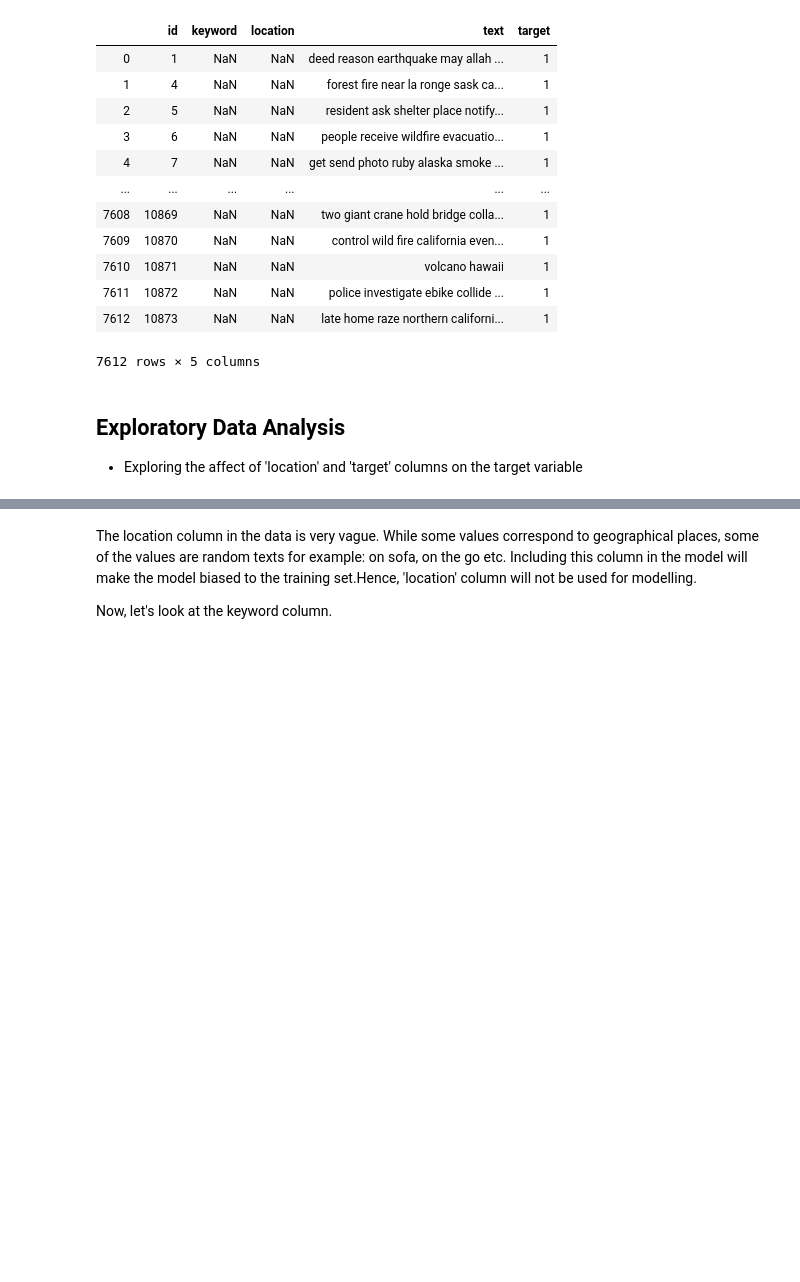
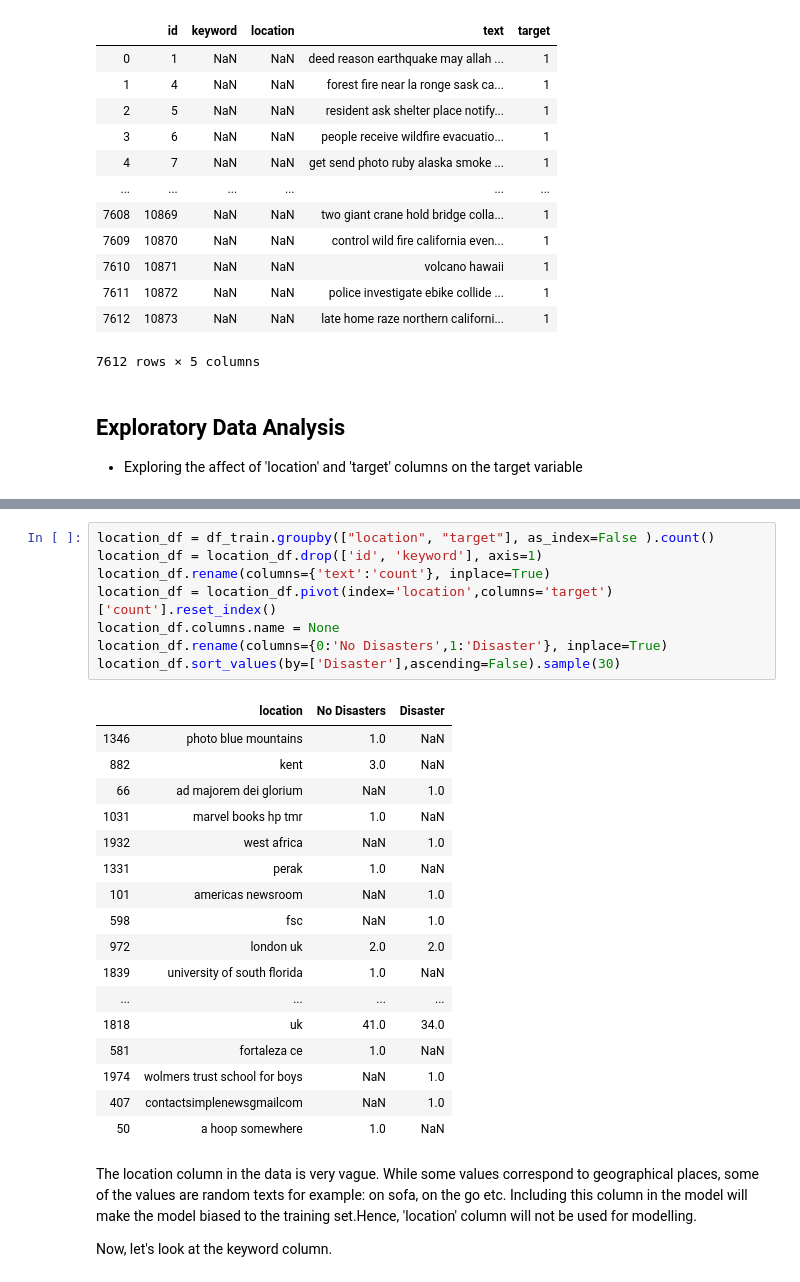
Before and after one commit to ShashankSharma26/Disaster-or-not-NLP-with-tweets, a Jupyter notebook: Data Modelling/Disaster or not- Data Modelling.ipynb, the cells around one changed output, grey strips where cells are left out. Drawn from its saved outputs; the diff is of its cells as text; blank space fills up the shorter version.

```diff
--- a/Data Modelling/Disaster or not- Data Modelling.ipynb
+++ b/Data Modelling/Disaster or not- Data Modelling.ipynb
@@ -78,3 +58,29 @@ df_train.groupby(["location", "target"], as_index=False ).count().head(50)
+# %%
+location_df = df_train.groupby(["location", "target"], as_index=False ).count()
+location_df = location_df.drop(['id', 'keyword'], axis=1)
+location_df.rename(columns={'text':'count'}, inplace=True)
+location_df = location_df.pivot(index='location',columns='target')['count'].reset_index()
+location_df.columns.name = None
+location_df.rename(columns={0:'No Disasters',1:'Disaster'}, inplace=True)
+location_df.sort_values(by=['Disaster'],ascending=False).sample(30)
+# %% [output]
+|  | location | No Disasters | Disaster |
+| 1346 | photo blue mountains | 1.0 | NaN |
+| 882 | kent | 3.0 | NaN |
+| 66 | ad majorem dei glorium | NaN | 1.0 |
+| 1031 | marvel books hp tmr | 1.0 | NaN |
+| 1932 | west africa | NaN | 1.0 |
+| 1331 | perak | 1.0 | NaN |
+| 101 | americas newsroom | NaN | 1.0 |
+| 598 | fsc | NaN | 1.0 |
+| 972 | london uk | 2.0 | 2.0 |
+| 1839 | university of south florida | 1.0 | NaN |
+| ... | ... | ... | ... |
+| 1818 | uk | 41.0 | 34.0 |
+| 581 | fortaleza ce | 1.0 | NaN |
+| 1974 | wolmers trust school for boys | NaN | 1.0 |
+| 407 | contactsimplenewsgmailcom | NaN | 1.0 |
+| 50 | a hoop somewhere | 1.0 | NaN |
 # %% [markdown]
 The location column in the data is very vague. While some values correspond to geographical places, some of the values are random texts for example: on sofa, on the go etc. Including this column in the model will make the model biased to the training set.Hence, 'location' column will not be used for modelling.
 
```
Also changed, not shown: parts of 4 cells of this notebook.
